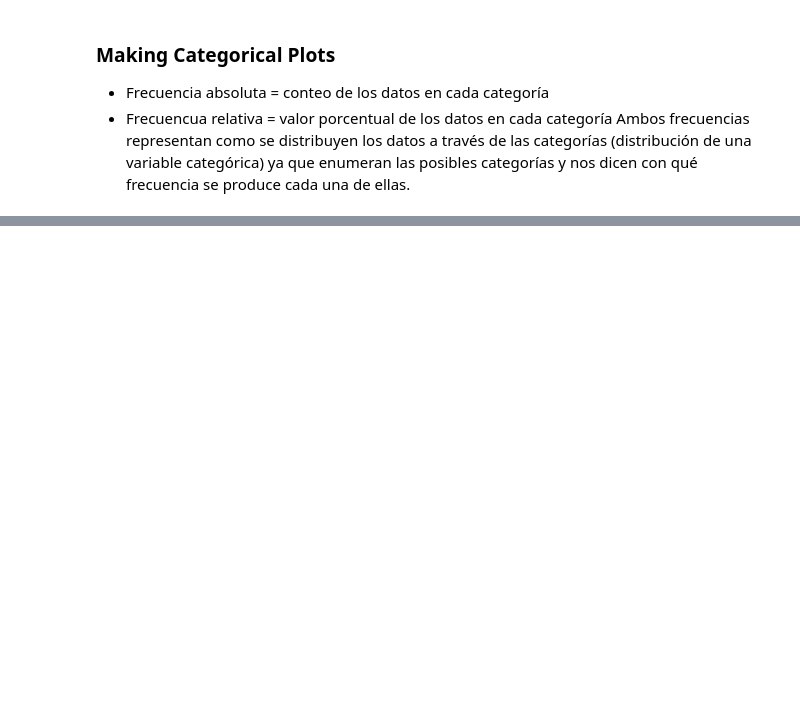
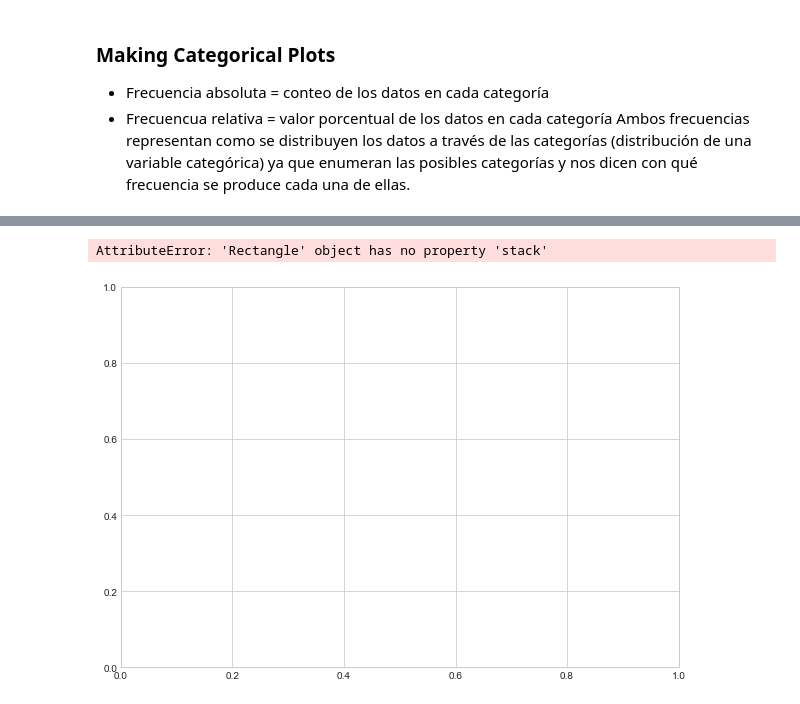
Before and after one commit to SergioMoraCodes/machine_learning_projects, a Jupyter notebook: Graficado con MATPLOTLIB/categorical_plots.ipynb, the cells around one changed output, grey strips where cells are left out. Saved outputs shown, nothing was run; the diff lists cells and outputs as text; code cells hidden in the pictures; blank space fills up the shorter version.

```diff
--- a/Graficado con MATPLOTLIB/categorical_plots.ipynb
+++ b/Graficado con MATPLOTLIB/categorical_plots.ipynb
@@ -13,0 +36,2 @@ df = sns.load_dataset('titanic')
+# %%
+df2 = sns.load_dataset('tips')
@@ -49,0 +149,6 @@ Created in <span style='font-weight:600;margin-left:4px;'>Deepnote</span></a>
+# %%
+fig, ax = plt.subplots(figsize=(10,7))
+sns.barplot(x='day', y='tip', data=df2, hue='sex',estimator=np.sum , stack=True);
+# %% [output]
+AttributeError: 'Rectangle' object has no property 'stack'
+[figure, added]
```
Also changed, not shown: parts of 13 cells of this notebook.
